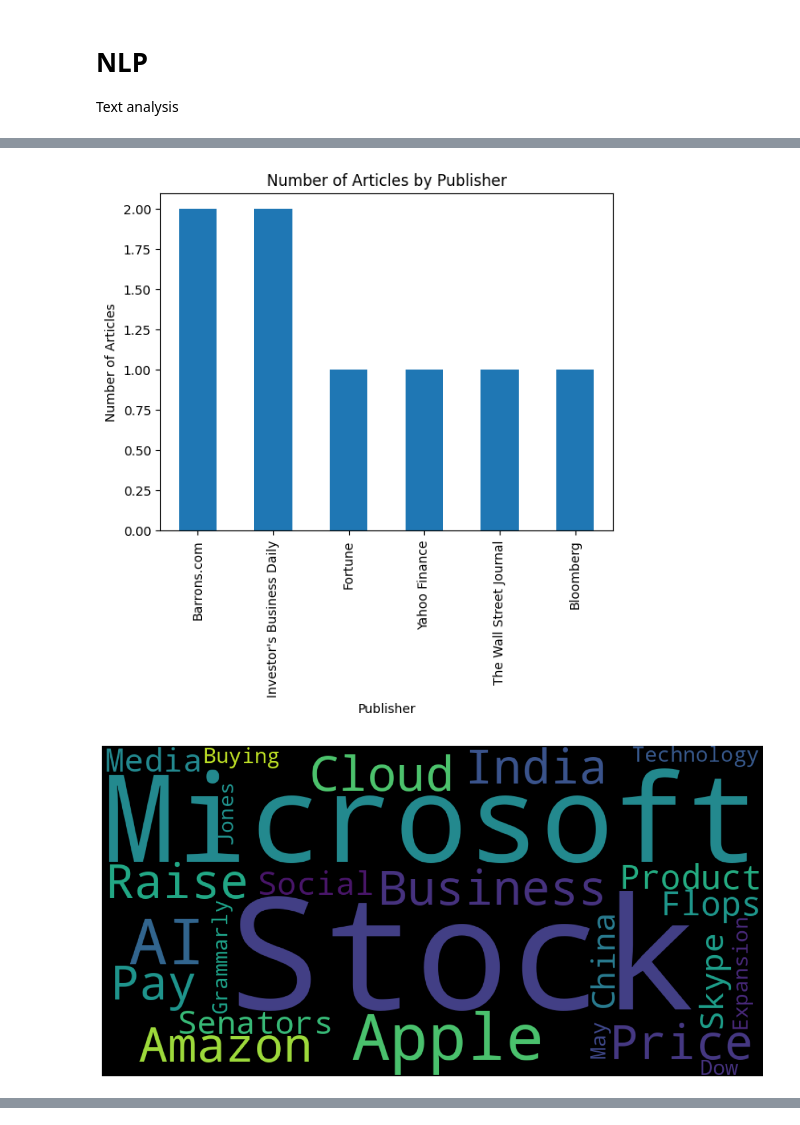
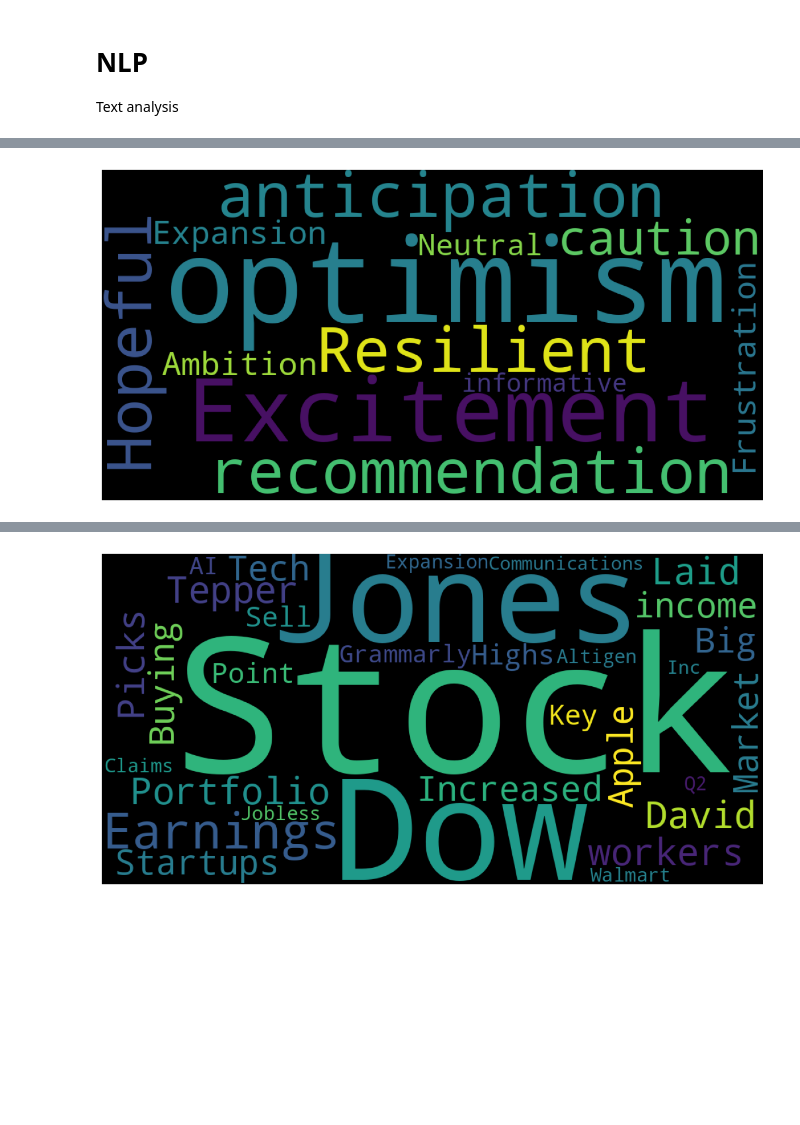
Before and after one commit to clementnardari/StockMarketPrediction, a Jupyter notebook: StockMarketPrediction_V3.ipynb, the cells around one changed output, grey strips where cells are left out. Drawn from its saved outputs; the diff is of its cells as text; code cells hidden in the pictures; blank space fills up the shorter version.

```diff
--- a/StockMarketPrediction_V3.ipynb
+++ b/StockMarketPrediction_V3.ipynb
@@ -217,11 +194,11 @@ msft_news=msft.news
 # %%
-data_json = msft_news
+#data_json = msft_news
 
-prompt = f"""
-Transform the following python dictionary from JSON to an HTML \
-table with column headers and title: {data_json}
-"""
-response = get_completion(prompt)
+#prompt = f"""
+#Transform the following python dictionary from JSON to an HTML \
+#table with column headers and title: {data_json}
+#"""
+#response = get_completion(prompt)
 # %%
 from IPython.display import display, Markdown, Latex, HTML, JSON
 #display(HTML(response))
@@ -256,7 +233,7 @@ for news in News:
     sentiments = get_completion(prompt)
 
     prompt = f"""
-    Determine the overall sentiment that you find in the \
+    Determine the overall sentiment with regards to economics and finance that you find in the \
     following text, which is delimited by triple backticks.
 
     Format your response as a interger between 0 and 100.
@@ -289,39 +266,12 @@ Items
   'overall_sentiment': '50'}]
 # %%
-import matplotlib.pyplot as plt
-from wordcloud import WordCloud
-import pandas as pd
-
-# assuming your data is stored in a variable called data
 df = pd.DataFrame(Items)
 
-# Bar chart of publishers
-df['publisher'].value_counts().plot(kind='bar')
-plt.title('Number of Articles by Publisher')
-plt.xlabel('Publisher')
-plt.ylabel('Number of Articles')
-plt.show()
-
 # Wordcloud of topics
-wordcloud = WordCloud(width = 1000, height = 500).generate(' '.join(df['topics']))
+wordcloud = WordCloud(width = 1000, height = 500).generate(' '.join(df['sentiments']))
 plt.figure(figsize=(15,8))
 plt.imshow(wordcloud)
 plt.axis("off")
 plt.show()
-
-# Pie chart of overall sentiment
-bins = pd.cut(df['overall_sentiment'].astype(int), bins=[0, 25, 50, 75, 100], labels=['Negative', 'Neutral', 'Positive', 'Very positive'])
-bins.value_counts().plot(kind='pie', autopct='%1.1f%%')
-plt.title('Overall Sentiment Distribution')
-plt.show()
-
-# Bar chart of average sentiment per publisher
-df['overall_sentiment'] = df['overall_sentiment'].astype(int)
-df.groupby('publisher')['overall_sentiment'].mean().plot(kind='bar')
-plt.title('Average Sentiment by Publisher')
-plt.xlabel('Publisher')
-plt.ylabel('Average Sentiment')
-plt.show()
 # %% [output]
-[figure, old version]
+[figure, new version]
-[figure, removed]
@@ -329,0 +278,9 @@ plt.show()
+# %%
+# Wordcloud of topics
+wordcloud = WordCloud(width = 1000, height = 500).generate(' '.join(df['topics']))
+plt.figure(figsize=(15,8))
+plt.imshow(wordcloud)
+plt.axis("off")
+plt.show()
+# %% [output]
+[figure, added]
```
Also changed, not shown: parts of 10 cells of this notebook.
